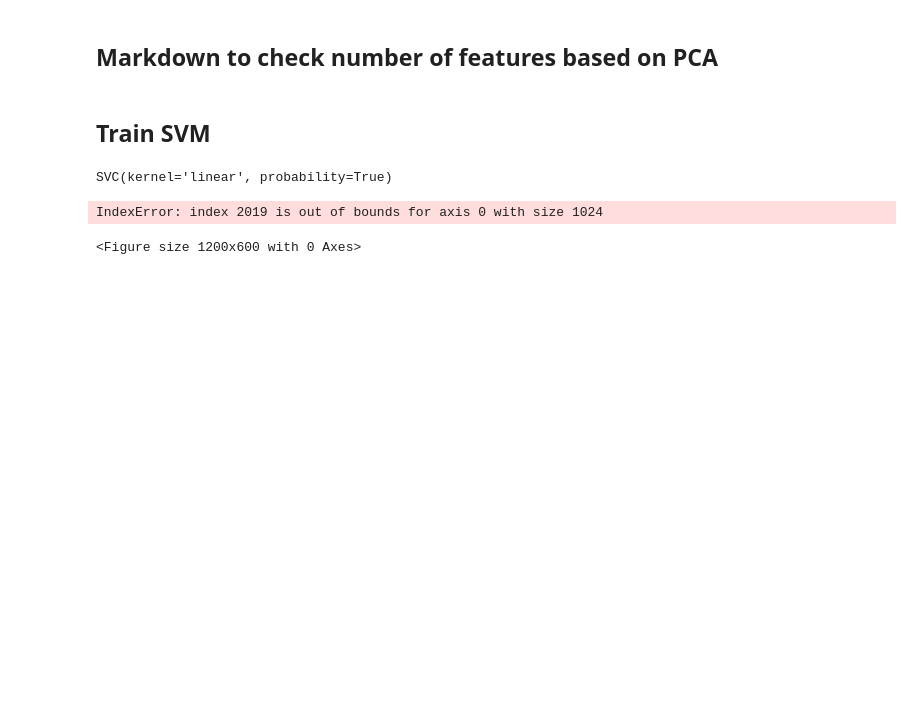
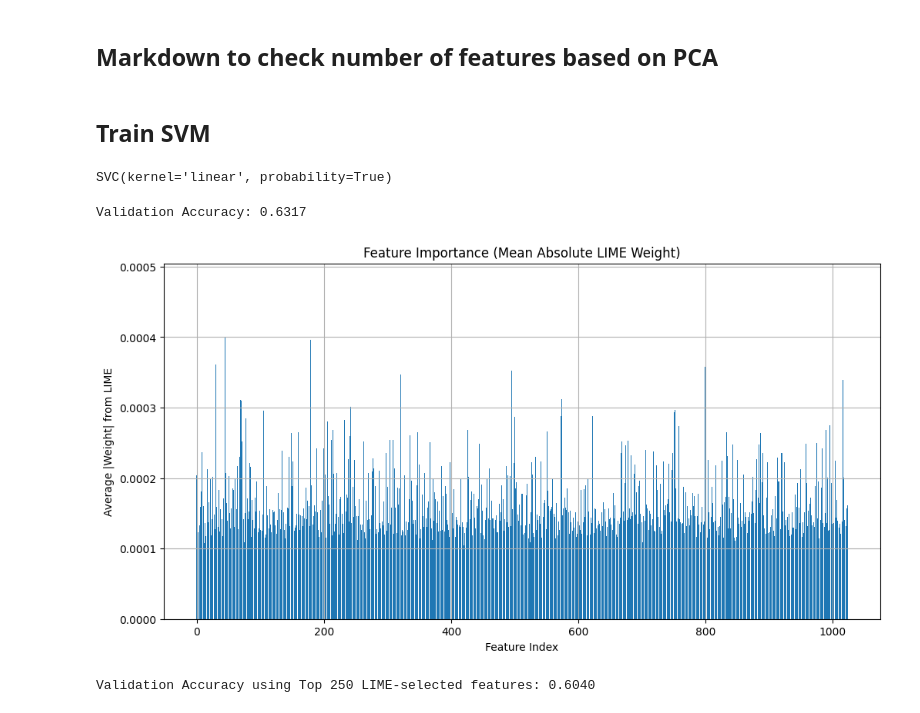
Before and after one commit to Tpf2906/adaptive_classifier, a Jupyter notebook: lime.ipynb, the cells around one changed output. Drawn from its saved outputs; the diff is of its cells as text; code cells hidden in the pictures; blank space fills up the shorter version.

```diff
--- a/lime.ipynb
+++ b/lime.ipynb
@@ -14,7 +14,7 @@ from tqdm import tqdm
 CLIP_FEATURES_DIR = "clip_features"
 TRAIN = CLIP_FEATURES_DIR + "/train_features.pt"
 VAL = CLIP_FEATURES_DIR + "/val_features.pt"
-TOP_K_FEATURES = 100  # number of top features to keep based on SHAP importance
+TOP_K_FEATURES = 250
 NUM_SAMPLES = 100
 # %%
 def load_features(file_path):
@@ -50,6 +50,11 @@ svm_model = SVC(kernel='linear', probability=True)
 svm_model.fit(X_train_scaled, y_train)
 # %% [output]
 SVC(kernel='linear', probability=True)
+# %%
+accuracy = accuracy_score(y_val, svm_model.predict(X_val_scaled))
+print(f"Validation Accuracy: {accuracy:.4f}")
+# %% [output]
+Validation Accuracy: 0.6317
 # %%
 # Use LIME to compute feature importances over a subset of samples
 explainer = LimeTabularExplainer(
@@ -60,7 +65,6 @@ explainer = LimeTabularExplainer(
 )
 
 # Limit the number of samples to speed up LIME processing
-NUM_SAMPLES = 100
 sample_indices = np.random.choice(X_train_scaled.shape[0], NUM_SAMPLES, replace=False)
 
 feature_importance = np.zeros(X_train_scaled.shape[1])
@@ -72,38 +76,38 @@ for i in tqdm(sample_indices, desc="Computing LIME Explanations"):
 
 # Normalize importances
 feature_importance /= NUM_SAMPLES
-# %% [output]
-IndexError: index 2019 is out of bounds for axis 0 with size 1024
-<Figure size 1200x600 with 0 Axes>
 # %%
 plt.figure(figsize=(12, 6))
 plt.bar(range(len(feature_importance)), feature_importance)
 plt.title("Feature Importance (Mean Absolute LIME Weight)")
 plt.xlabel("Feature Index")
 plt.ylabel("Average |Weight| from LIME")
 plt.grid(True)
 plt.show()
 
 # %%
 # Select top-k most important features
 top_k_indices = np.argsort(feature_importance)[::-1][:TOP_K_FEATURES]
 X_train_lime = X_train_scaled[:, top_k_indices]
 X_val_lime = X_val_scaled[:, top_k_indices]
 
 # Save indices for later use
-#np.save("top_k_lime_indices.npy", top_k_indices)
+joblib.dump(top_k_indices, "top_k_lime_indices.joblib")
 
 # Save the scaler
 #joblib.dump(scaler, "scaler_model.joblib")
 
 # %%
 # Train SVM on selected LIME features
-svm_final = SVC(kernel='linear')
+svm_final = SVC(kernel='linear', probability=True)
 svm_final.fit(X_train_lime, y_train)
 
 y_pred = svm_final.predict(X_val_lime)
 accuracy = accuracy_score(y_val, y_pred)
 print(f"Validation Accuracy using Top {TOP_K_FEATURES} LIME-selected features: {accuracy:.4f}")
 
 # Save model
 #joblib.dump(svm_final, "svm_lime_model.joblib")
+# %% [output]
+[figure, added]
+Validation Accuracy using Top 250 LIME-selected features: 0.6040
```
Also changed, not shown: 22 other files.
